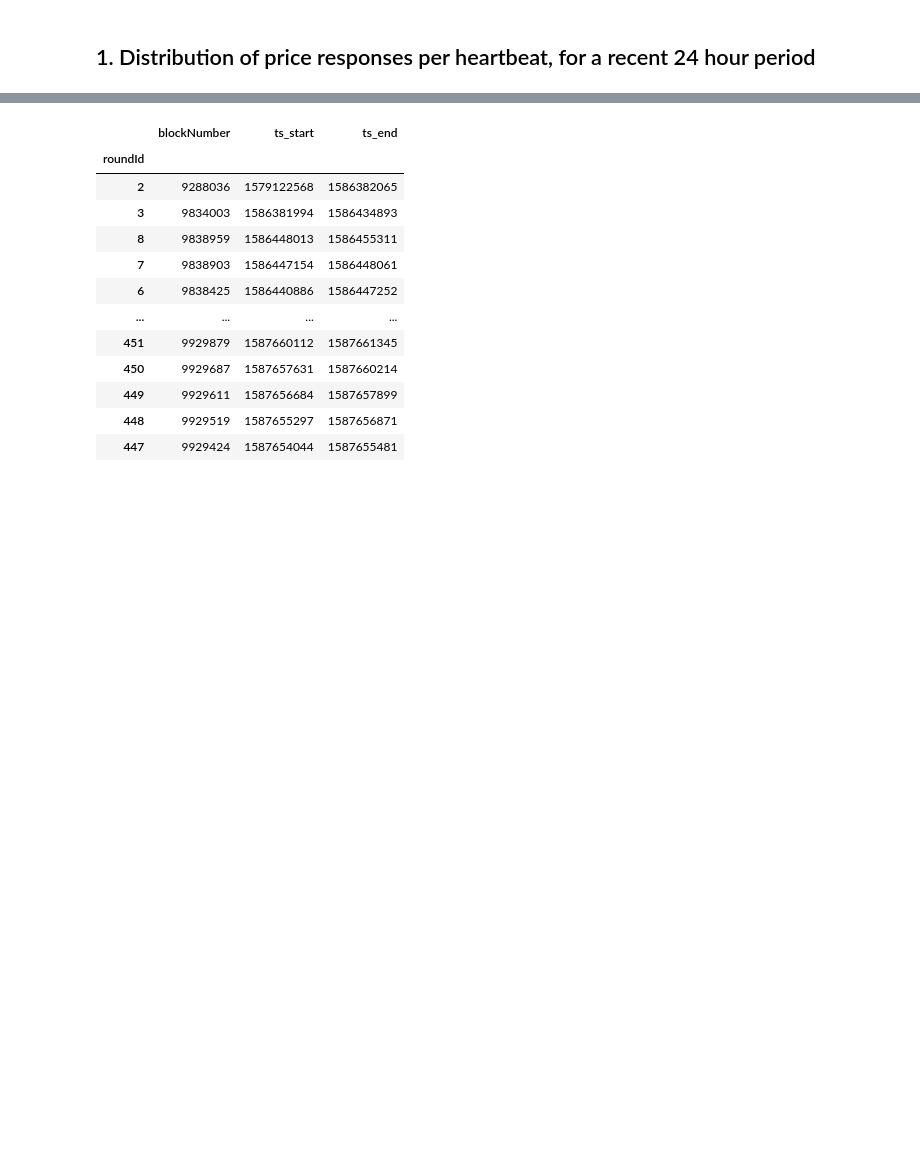
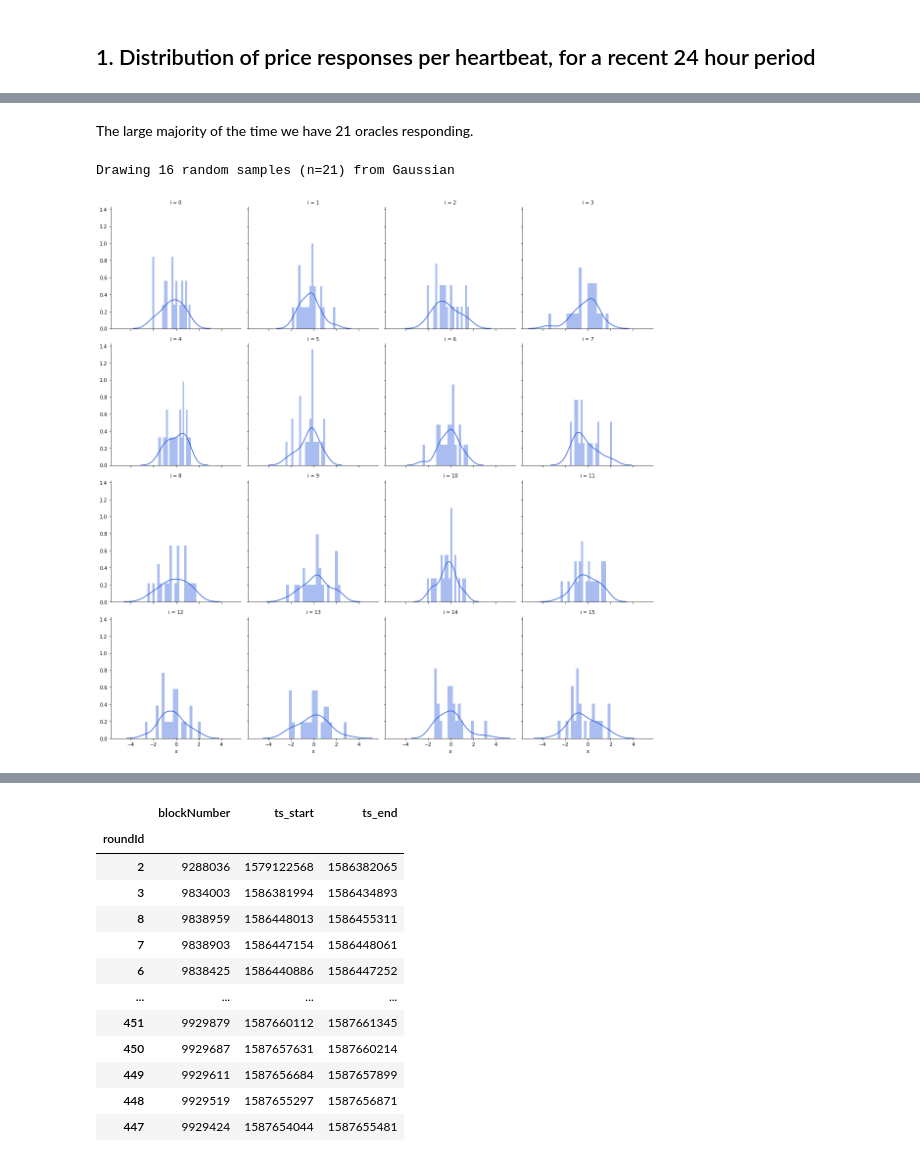
Before and after one commit to sassmilic/chainlink-price-contract-analysis, a Jupyter notebook: chainlink price feed analysis.ipynb, the cells around one changed output, grey strips where cells are left out. Saved outputs shown, nothing was run; the diff lists cells and outputs as text; code cells hidden in the pictures; blank space fills up the shorter version.

```diff
--- a/chainlink price feed analysis.ipynb
+++ b/chainlink price feed analysis.ipynb
@@ -136,13 +101,0 @@ sns.distplot(x, kde=False, axlabel="number of oracles responding", color=CHAINLI
-# %%
-def generate_random_gaussians(sample_size, ndists):
-    print('Drawing {} random samples (n={}) from Gaussian'.format(ndists, sample_size))
-    d = defaultdict(list)
-    for i in range(ndists):
-        # we even seed with a quantum random number generator!
-        seed = quantumrandom.get_data()
-        np.random.seed(seed)
-        x = np.random.normal(size=sample_size)
-        for j in range(21):
-            d['i'].append(i)
-            d['x'].append(x[j])
-    return pd.DataFrame(d)
@@ -329,0 +163,12 @@ nan
+# %% [markdown]
+The large majority of the time we have 21 oracles responding.
+# %%
+N_SAMPLES = 16
+df = generate_random_gaussians(21, N_SAMPLES)
+# %% [output]
+Drawing 16 random samples (n=21) from Gaussian
+# %%
+g = sns.FacetGrid(df, col="i", col_wrap=4, height=4, aspect=1)
+g.map(sns.distplot, "x", **{'bins': 20, 'color': CHAINLINK_BLUE});
+# %% [output]
+[figure, added]
```
Also changed, not shown: parts of 98 cells of this notebook.
